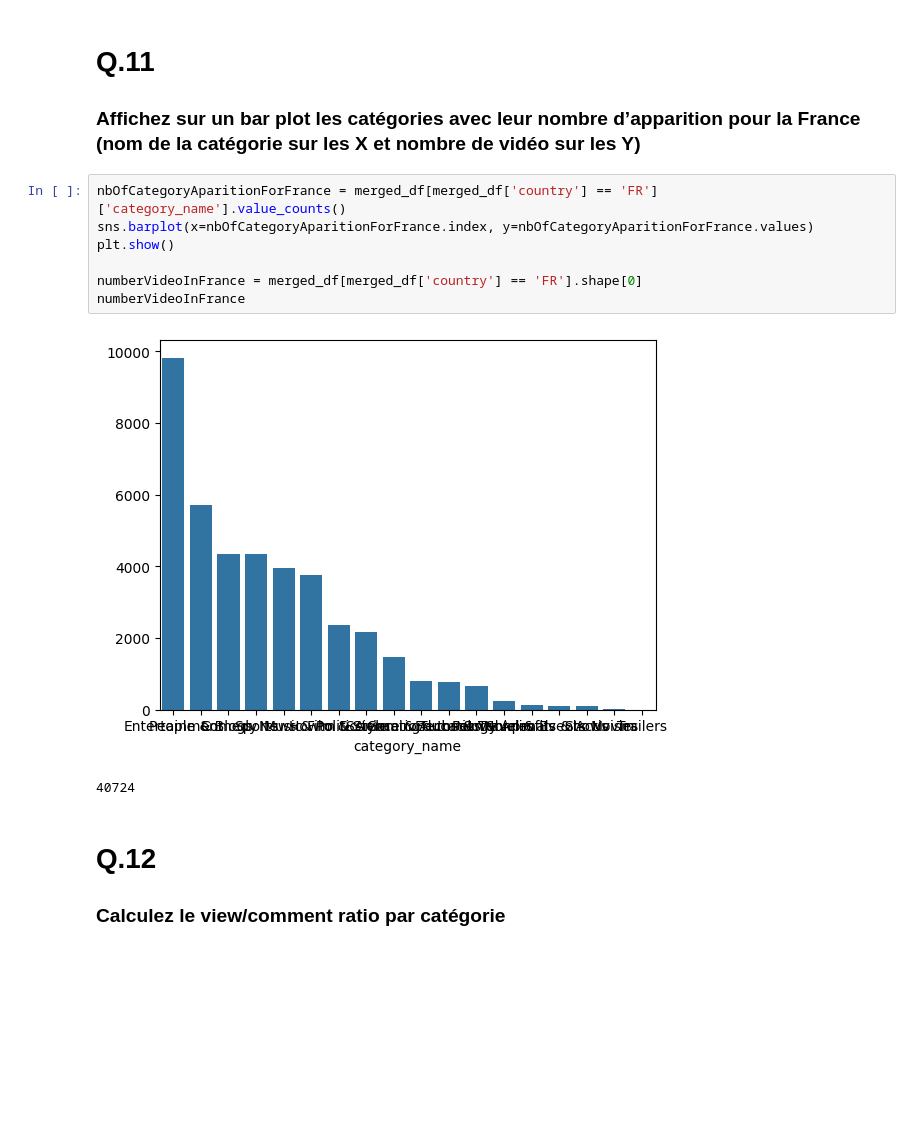
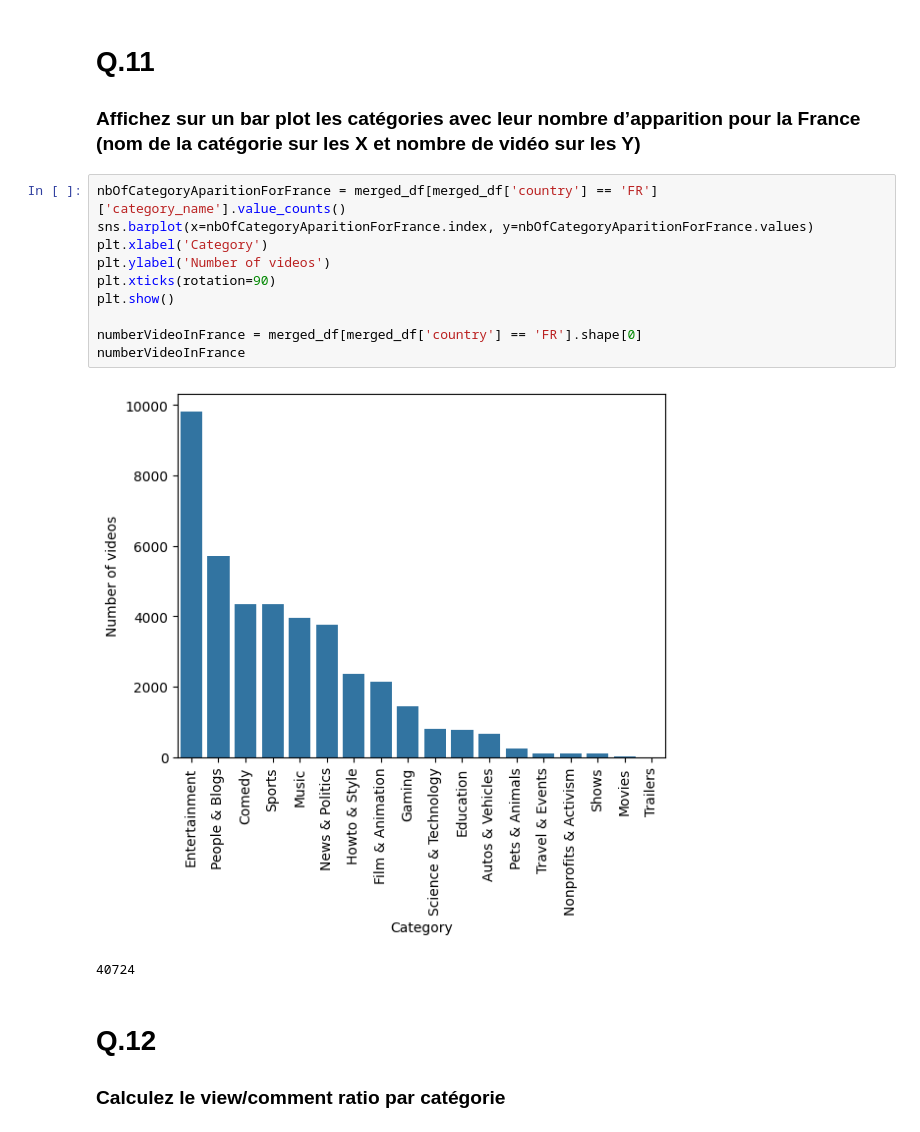
Before and after one commit to MatisAgr/MiniProjet-Youtube, a Jupyter notebook: MiniProjYoutube.ipynb, the cells around one changed output. Saved outputs shown, nothing was run; the diff lists cells and outputs as text; blank space fills up the shorter version.

```diff
--- a/MiniProjYoutube.ipynb
+++ b/MiniProjYoutube.ipynb
@@ -215,12 +222,15 @@ plt.show()
 # %%
 nbOfCategoryAparitionForFrance = merged_df[merged_df['country'] == 'FR']['category_name'].value_counts()
 sns.barplot(x=nbOfCategoryAparitionForFrance.index, y=nbOfCategoryAparitionForFrance.values)
+plt.xlabel('Category')
+plt.ylabel('Number of videos')
+plt.xticks(rotation=90)
 plt.show()
 
 numberVideoInFrance = merged_df[merged_df['country'] == 'FR'].shape[0]
 numberVideoInFrance
 # %% [output]
-[figure, old version]
+[figure, new version]
 40724
 # %% [markdown]
 # Q.12
```
Also changed, not shown: parts of 3 cells of this notebook, 1 other file.
